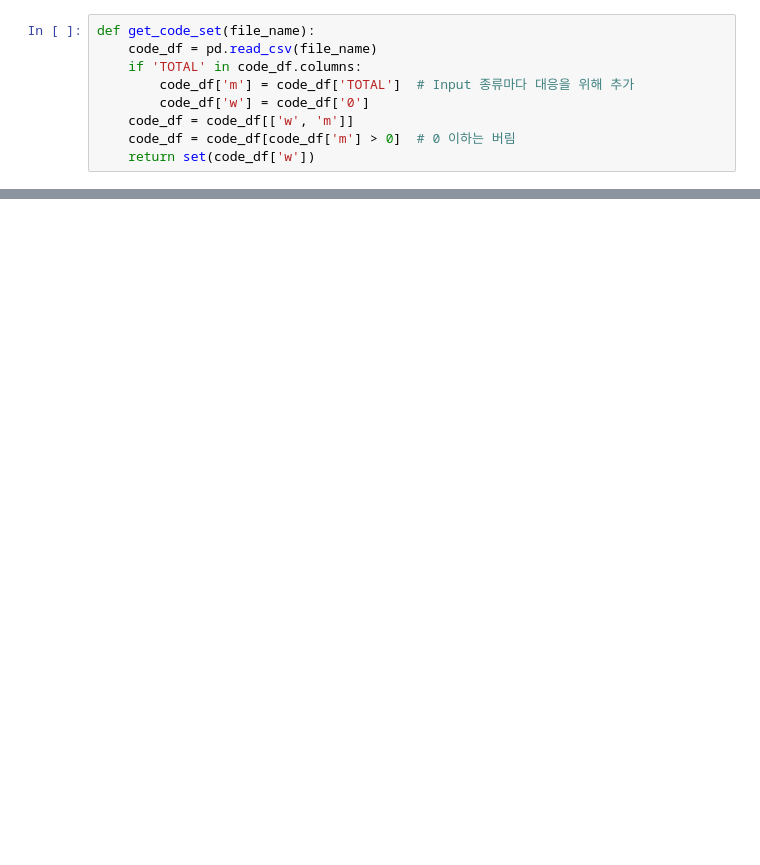
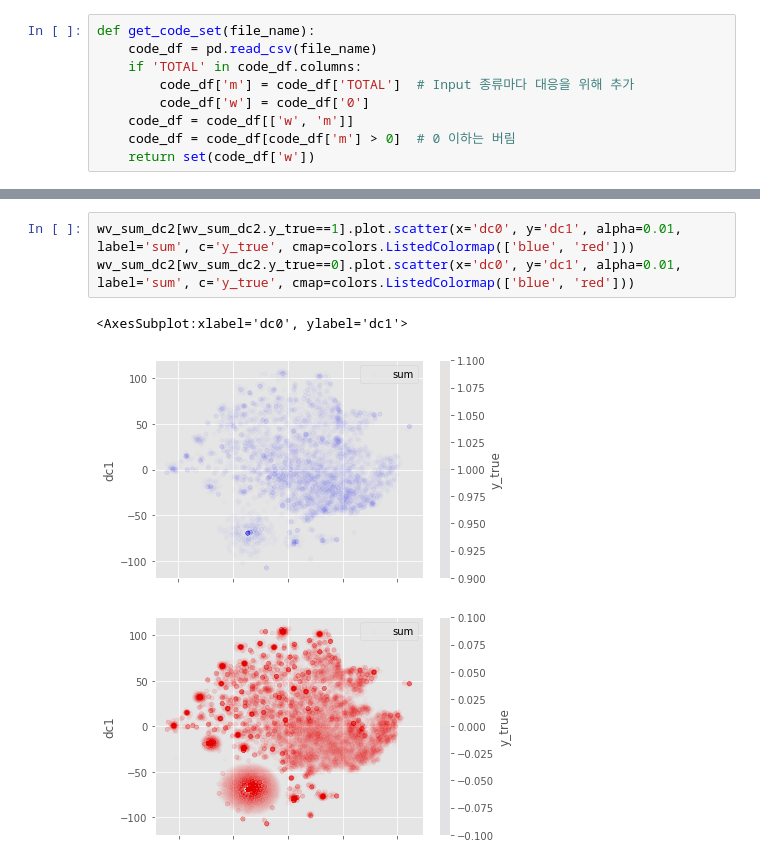
Before and after one commit to JuhongPark/mimic-readmission, a Jupyter notebook: nlp/nlp-bc5cdr.ipynb, the cells around one changed output, grey strips where cells are left out. Drawn from its saved outputs; the diff is of its cells as text; blank space fills up the shorter version.

```diff
--- a/nlp/nlp-bc5cdr.ipynb
+++ b/nlp/nlp-bc5cdr.ipynb
@@ -188,0 +278,7 @@ result_df.head()
+# %%
+wv_sum_dc2[wv_sum_dc2.y_true==1].plot.scatter(x='dc0', y='dc1', alpha=0.01, label='sum', c='y_true', cmap=colors.ListedColormap(['blue', 'red']))
+wv_sum_dc2[wv_sum_dc2.y_true==0].plot.scatter(x='dc0', y='dc1', alpha=0.01, label='sum', c='y_true', cmap=colors.ListedColormap(['blue', 'red']))
+# %% [output]
+<AxesSubplot:xlabel='dc0', ylabel='dc1'>
+[figure, added]
+[figure, added]
```
Also changed, not shown: parts of 39 cells of this notebook.
